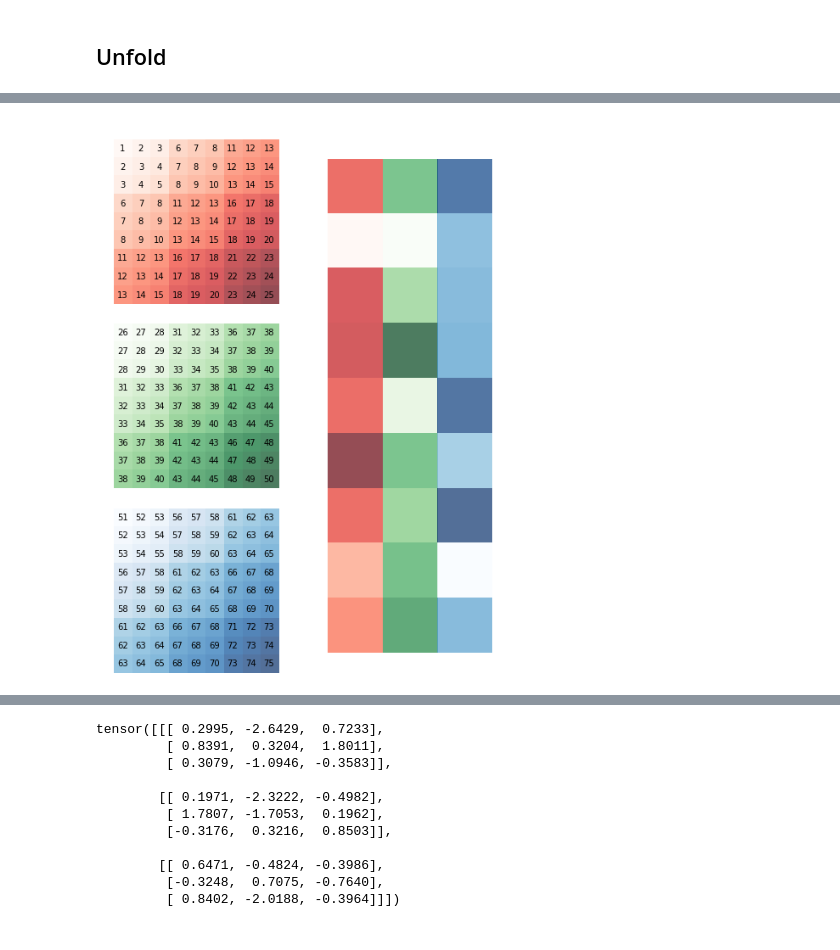
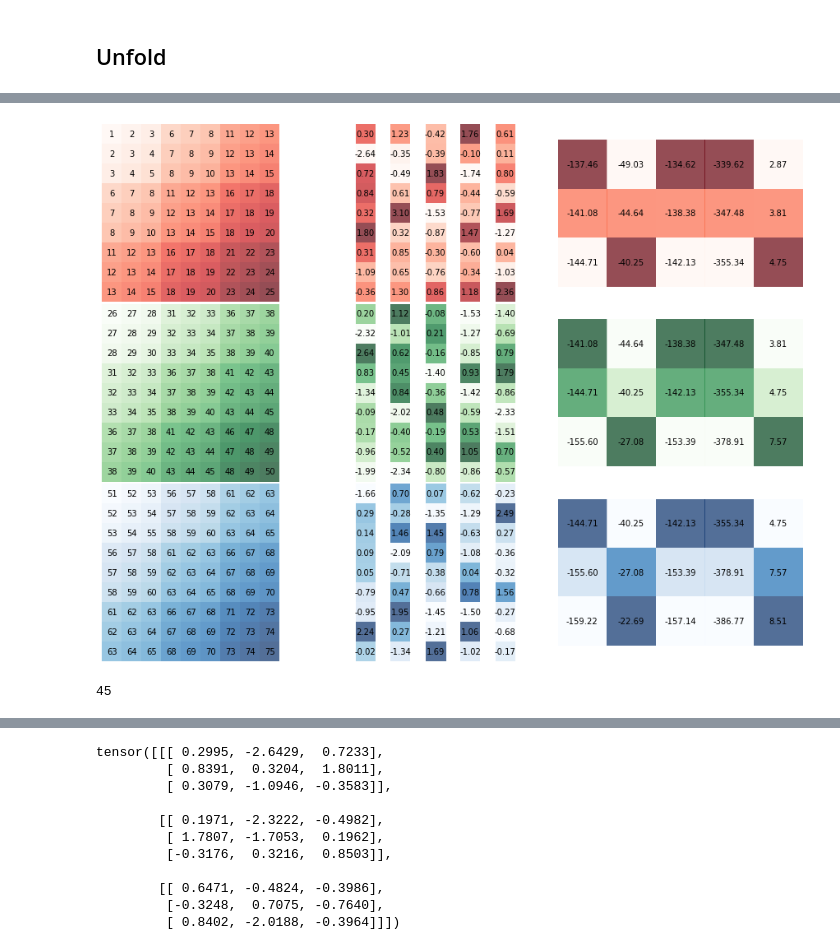
Before and after one commit to simonjisu/pytorch_tutorials, a Jupyter notebook: 02_VISION/Untitled.ipynb, the cells around one changed output, grey strips where cells are left out. Drawn from its saved outputs; the diff is of its cells as text; code cells hidden in the pictures.

```diff
--- a/02_VISION/Untitled.ipynb
+++ b/02_VISION/Untitled.ipynb
@@ -162,31 +152,55 @@ tensor([[ 0.2995],
 # %%
 torch.manual_seed(99)
+C_out = 5
 
 unfold_img = torch.nn.functional.unfold(img, kernel)   # result size: B, (C*K1*K2), (new_H*new_W)
-kernel_tensor = torch.randn((3, *kernel))  # init a random kernel
-unfold_kernel = kernel_tensor.view(3, -1).t()
+kernel_tensor = torch.randn((C_out, C, *kernel))  # init a random kernel: (C_out, C, K1, K2)
+unfold_kernel = kernel_tensor.view(C_out, -1)
+matmul_img = unfold_img.transpose(1, 2).matmul(unfold_kernel.t()).transpose(1, 2)
+output_img = matmul_img.view(-1, new_H, new_W)
 
 # Drawing how convolutional operation works
-fig = plt.figure(figsize=(8, 12), constrained_layout=False)
-grids = fig.add_gridspec(1, 2, wspace=0.0, hspace=0.0)
-img_grids = grids[0].subgridspec(3, 1, wspace=0.0, hspace=0.0)
-kernel_grids = grids[1].subgridspec(1, 3, wspace=0.0, hspace=0.0)
+fig = plt.figure(figsize=(16, 12), constrained_layout=False)
+outer_grids = fig.add_gridspec(1, 3, wspace=0.0, hspace=0.0)
+left_inner_grids = outer_grids[0].subgridspec(3, 1, wspace=0.0, hspace=0.01)
+mid_inner_grids = outer_grids[1].subgridspec(3, 7, wspace=0.0, hspace=0.01)
+right_inner_grids = outer_grids[2].subgridspec(3, 5, wspace=0.0, hspace=0.01)
 
-for i, (cmap, grid) in enumerate(zip(color_maps, img_grids)):
+
+for i, (cmap, grid) in enumerate(zip(color_maps, left_inner_grids)):
     ax = fig.add_subplot(grid)
-    mat = unfold_img[0][i*(new_H*new_W):(i+1)*(new_H*new_W)]
-    ax.matshow(mat, cmap=cmap, alpha=0.7)
+    left_mat = unfold_img[0][i*(new_H*new_W):(i+1)*(new_H*new_W), :]
+    left_ax = ax.matshow(left_mat, cmap=cmap, alpha=0.7)
     ax.axis("off")
-    for (i, j), z in np.ndenumerate(mat):
+    for (i, j), z in np.ndenumerate(left_mat):
         ax.text(j, i, '{:d}'.format(int(z)), ha='center', va='center')
 
-for i, (cmap, grid) in enumerate(zip(color_maps, kernel_grids)):
+
+for i, grid in enumerate([mid_inner_grids[j] for j in range(21) if ((j % 7 != 0) and (j % 7 != 6))]):
     ax = fig.add_subplot(grid)
-    ker_mat = unfold_kernel[:, i:(i+1)]
-    ax.matshow(ker_mat, cmap=cmap, alpha=0.7)
+    c = i % C_out
+    r = i // C_out
+    mid_mat = unfold_kernel.t()[r*(new_H*new_W):(r+1)*(new_H*new_W), c:(c+1)]
+    mid_ax = ax.matshow(mid_mat, cmap=color_maps[r], alpha=0.7)
     ax.axis("off")
+    for (i, j), z in np.ndenumerate(mid_mat):
+        ax.text(j, i, '{:.2f}'.format(z), fontdict={"fontsize":10}, ha='center', va='center')
 
+for i, grid in enumerate(right_inner_grids):
+    ax = fig.add_subplot(grid)
+    c = i % C_out
+    r = i // C_out
+    right_mat = matmul_img[0].t()[r:(r+3), c:(c+1)]
+    right_ax = ax.matshow(right_mat, cmap=color_maps[r], alpha=0.7)
+    ax.axis("off")
+    for (i, j), z in np.ndenumerate(right_mat):
+        ax.text(j, i, '{:.2f}'.format(z), fontdict={"fontsize":10}, ha='center', va='center')
 
 plt.show()
 # %% [output]
-[figure, old version]
+[figure, new version]
+# %%
+n_iter = np.array(tuple(matmul_img.size())).prod()
+n_iter
+# %% [output]
+45
```
Also changed, not shown: parts of 19 cells of this notebook.
